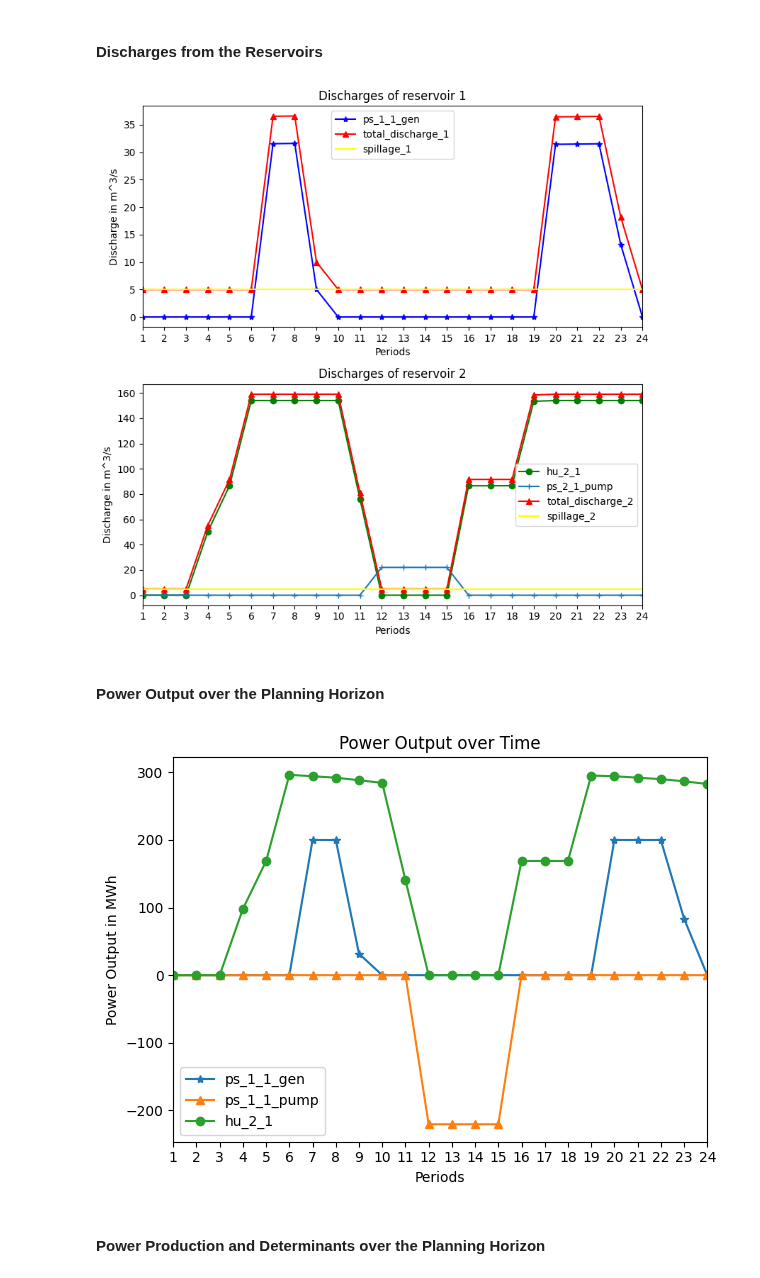
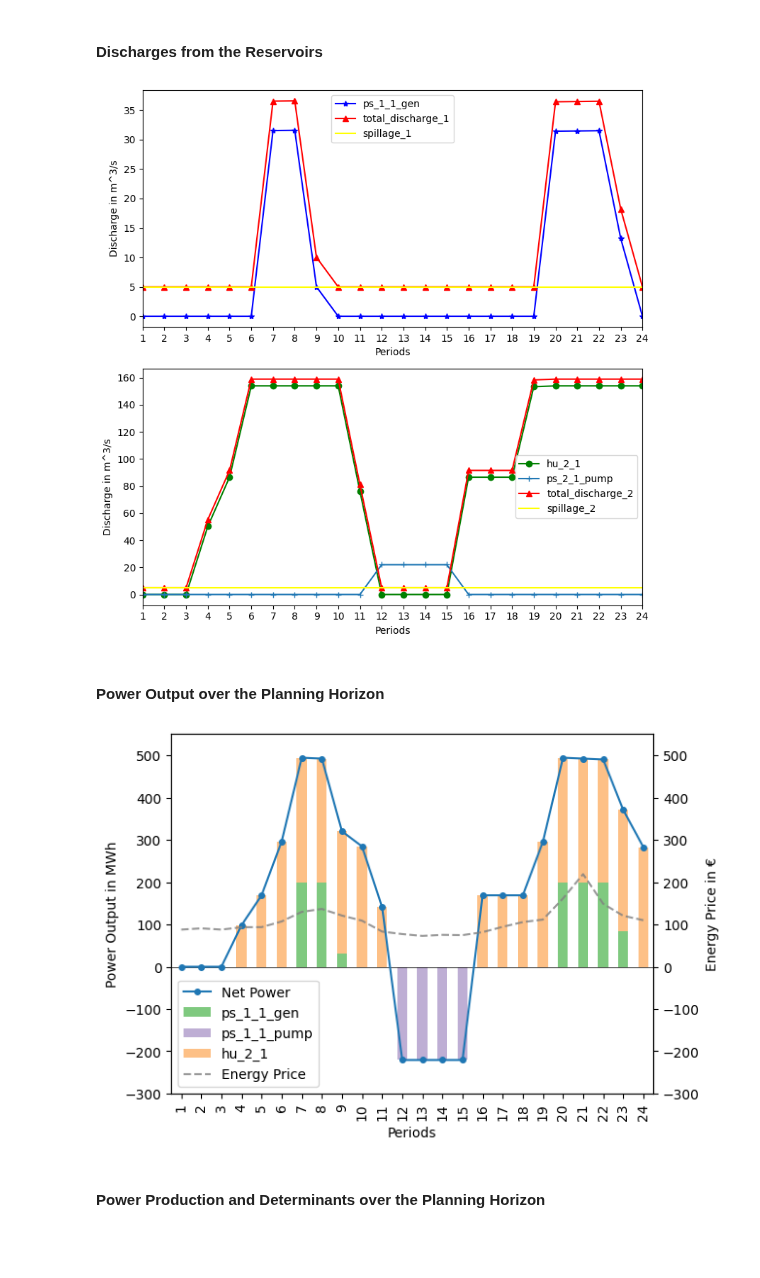
Before and after one commit to FredericWeiss/Seminar-Thesis, a Jupyter notebook: psh.ipynb, the cells around one changed output. Drawn from its saved outputs; the diff is of its cells as text; code cells hidden in the pictures; blank space fills up the shorter version.

Commit message:
Updated Images

```diff
--- a/psh.ipynb
+++ b/psh.ipynb
@@ -663,7 +663,6 @@ for i in psh.reservoirs[:-1]:
     ax[i].plot(psh.periods+1, results.loc[f'total_discharge_{i+1}'], label=f'total_discharge_{i+1}', marker='^', color='red')
     ax[i].plot(psh.periods+1, results.loc[f'spillage_{i+1}'], label=f'spillage_{i+1}', color='yellow')
 
-    ax[i].set_title(f'Discharges of reservoir {i+1}')
     ax[i].set_ylabel('Discharge in m^3/s')
     ax[i].set_xlabel('Periods')
 
@@ -675,38 +674,65 @@ for i in psh.reservoirs[:-1]:
 plt.tight_layout()
 plt.savefig('Images/discharge.png', bbox_inches='tight')
 # %% [output]
-[figure, old version]
+[figure, new version]
 # %% [markdown]
 #### Power Output over the Planning Horizon
 # %%
 # The first number in the label is always the reservoir index and the second the unit index
 
 fig, ax = plt.subplots()
 
+results_filtered = pd.DataFrame()
+net_power = []
+
 for i in psh.reservoirs[:-1]:
 
     # Power generated by hydro units
     for j in psh.hu_affiliation[i]:
-        ax.plot(psh.periods+1, results.loc[f'hu_power_{i+1}_{j+1}'], label=f'hu_{i+1}_{j+1}', marker='o')
+        results_filtered[f'hu_{i+1}_{j+1}'] = results.loc[f'hu_power_{i+1}_{j+1}']
 
     # Power generated and consumed by pumped-storage units
     for k in psh.ps_affiliation[i]:
-        ax.plot(psh.periods+1, results.loc[f'ps_power_gen_{i+1}_{k+1}'], label=f'ps_{i+1}_{k+1}_gen', marker='*')
-        ax.plot(psh.periods+1, results.loc[f'ps_power_pump_{i+1}_{k+1}'] * (-1), label=f'ps_{i+1}_{k+1}_pump', marker='^')
+        results_filtered[f'ps_{i+1}_{j+1}_gen'] = results.loc[f'ps_power_gen_{i+1}_{k+1}']
+        results_filtered[f'ps_{i+1}_{j+1}_pump'] = results.loc[f'ps_power_pump_{i+1}_{k+1}'] * (-1)
 
-    ax.set_title('Power Output over Time')
-    ax.set_ylabel('Power Output in MWh')
-    ax.set_xlabel('Periods')
+# Calculating the net power
+for t in psh.periods:
+    net_power_sum = 0
+    for i in psh.reservoirs:
+        for j in psh.hu_affiliation[i]:
+            net_power_sum += psh.hu_power[i,j,t].solution_value
+        for k in psh.ps_affiliation[i]:
+            net_power_sum += psh.ps_power_gen[i,k,t].solution_value
+            net_power_sum -= psh.ps_power_pump[i,k,t].solution_value
+    net_power.append(net_power_sum)
 
-    ax.set_xticks(psh.periods+1)
-    ax.set_xlim(1, len(psh.periods))
+# setting the colors of the plot
+colormap = plt.get_cmap('Accent')
+colors = colormap(np.arange(0.1,1,0.1))
 
-    ax.legend()
+# Adding the data to the plot
+results_filtered.plot(kind='bar', stacked=True, ax=ax, color=colors)
+ax.axhline(y=0, color='black', linewidth=0.5)
+ax.plot(psh.periods, net_power, marker='o', markersize=4, label='Net Power')
+ax2 = ax.twinx()
+ax2.plot(psh.periods, psh.projected_prices, linestyle='--', color='gray', alpha=0.8, label='Energy Price')
 
-plt.tight_layout()
+ax.set_ylabel('Power Output in MWh')
+ax2.set_ylabel('Energy Price in €')
+ax.set_xlabel('Periods')
+
+ax.set_ylim(-300, 550)
+ax2.set_ylim(-300, 550)
+
+# Setting the legend
+lines, labels = ax.get_legend_handles_labels()
+lines2, labels2 = ax2.get_legend_handles_labels()
+ax.legend(lines + lines2, labels + labels2)
+
 plt.savefig('Images/net_power.png', bbox_inches='tight')
 # %% [output]
-[figure, old version]
+[figure, new version]
 # %% [markdown]
 #### Power Production and Determinants over the Planning Horizon
 # %%
```
Also changed, not shown: parts of 14 cells of this notebook, 11 other files.
